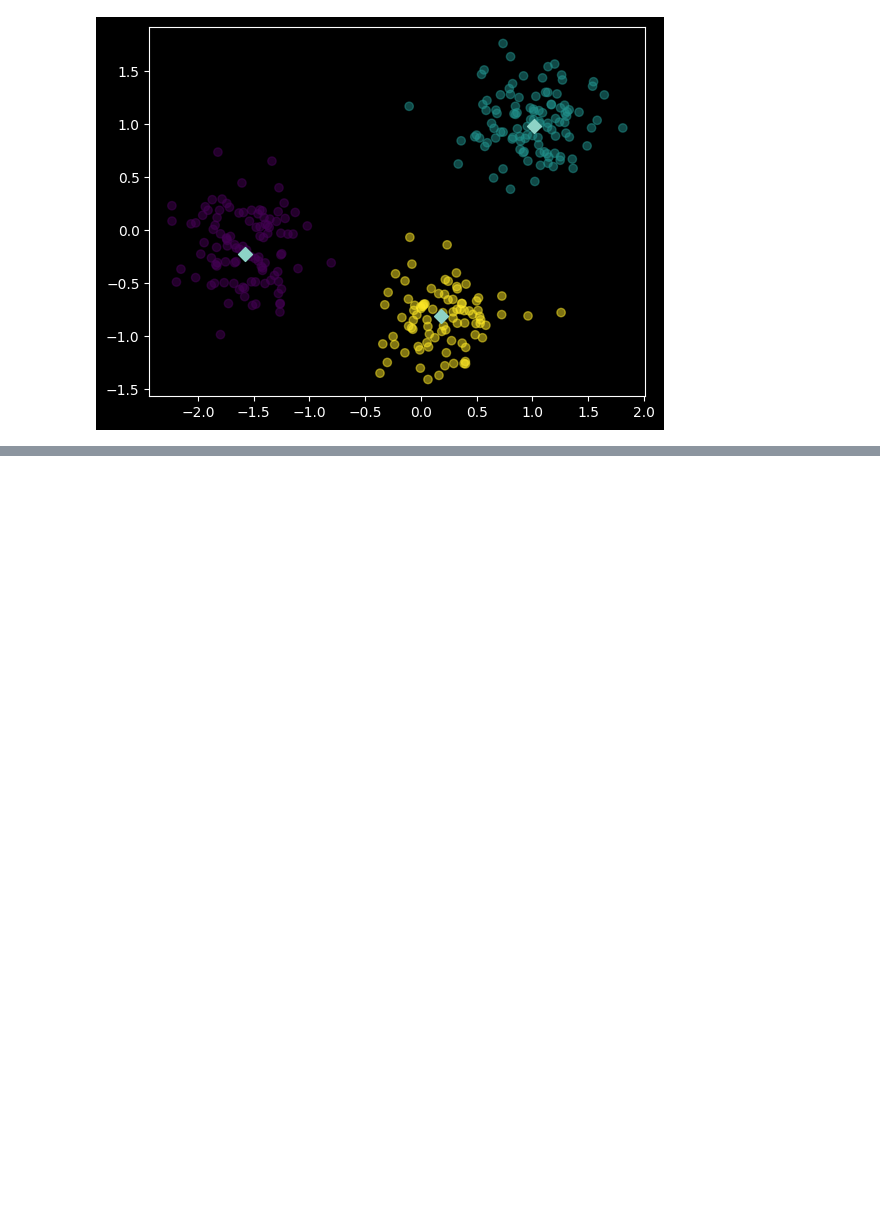
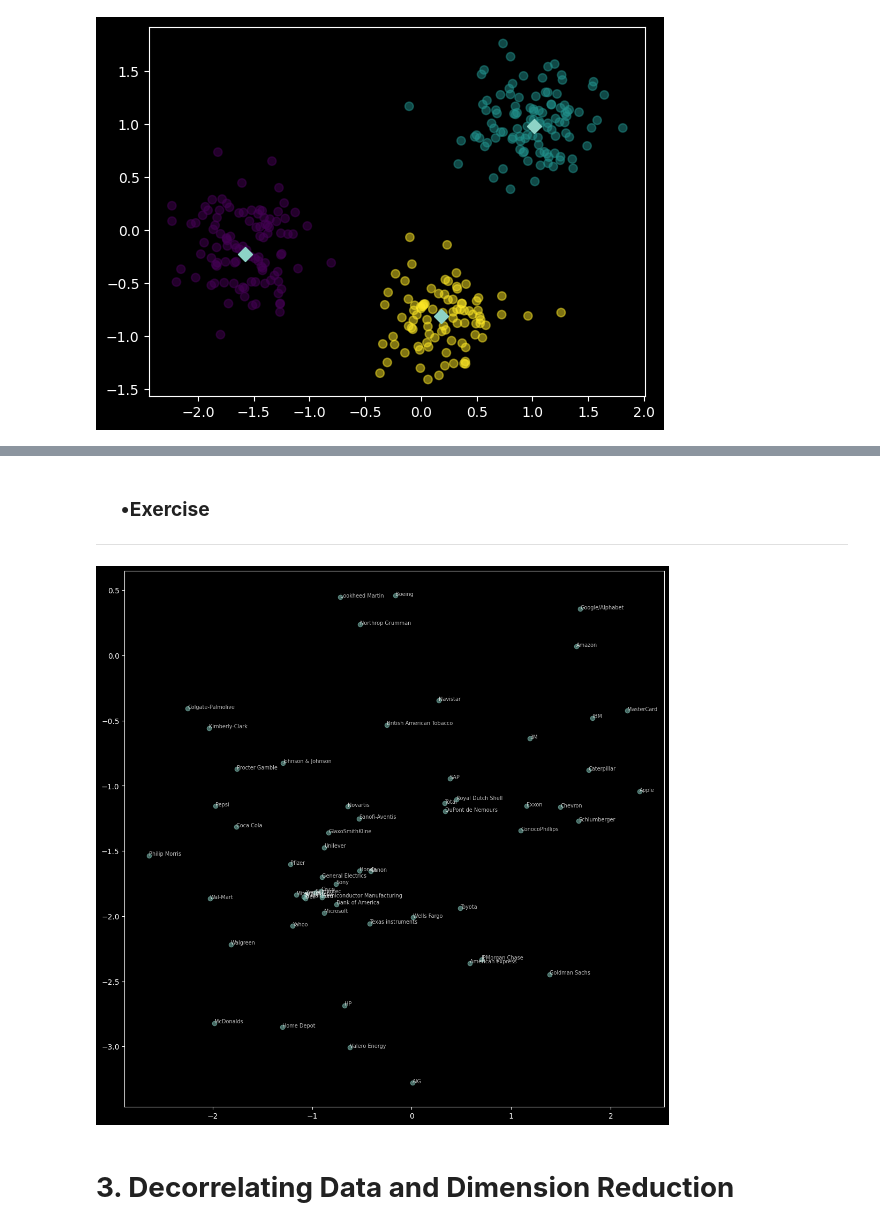
Before and after one commit to wanderduck/Python_DataScience_Examples, a Jupyter notebook: notebooks/scikit-learn_unsupervisedLearning.ipynb, the cells around one changed output, grey strips where cells are left out. Saved outputs shown, nothing was run; the diff lists cells and outputs as text; code cells hidden in the pictures; blank space fills up the shorter version.

```diff
--- a/notebooks/scikit-learn_unsupervisedLearning.ipynb
+++ b/notebooks/scikit-learn_unsupervisedLearning.ipynb
@@ -693,0 +853,39 @@ plt.show()
+# %% [markdown]
+### &nbsp;&nbsp;&nbsp;&nbsp; •**Exercise**
+
+---
+# %%
+stonkz_df = pd.read_csv('~/000_Duckspace/Learning/DataScience/Python_DataScience_Examples/data/scikit-learn_unsupervised_learning/company-stock-movements-2010-2015-incl.csv')
+companies = stonkz_df['Company']
+companies_array = companies.values
+movements = stonkz_df.iloc[:, 1:]
+movements_arrary = movements.values
+# %%
+# scikit-learn imports used here
+from sklearn.manifold import  TSNE
+
+# create model: model_TSNE
+model_TSNE = TSNE(learning_rate=69)
+
+# fit_transform seeds_array: tsne_features
+tsne_features = model_TSNE.fit_transform(movements_arrary)
+
+# select 0th feature: xs
+xs = tsne_features[:, 0]
+# select 1st feature: ys
+ys = tsne_features[:, 1]
+
+# plot scatter plot of xs and ys, coloring with varieties_array
+plt.figure(figsize=(13, 13))
+plt.scatter(x=xs, y=ys, alpha=0.5)
+
+# annotate scatterplot points with companies_array
+for x, y, company in zip(xs, ys, companies_array):
+    plt.annotate(company, (x, y), fontsize=7, alpha=0.75)
+
+# show plot
+plt.show()
+# %% [output]
+[figure, added]
+# %% [markdown]
+# **3. Decorrelating Data and Dimension Reduction**
```
Also changed, not shown: parts of 24 cells of this notebook.
